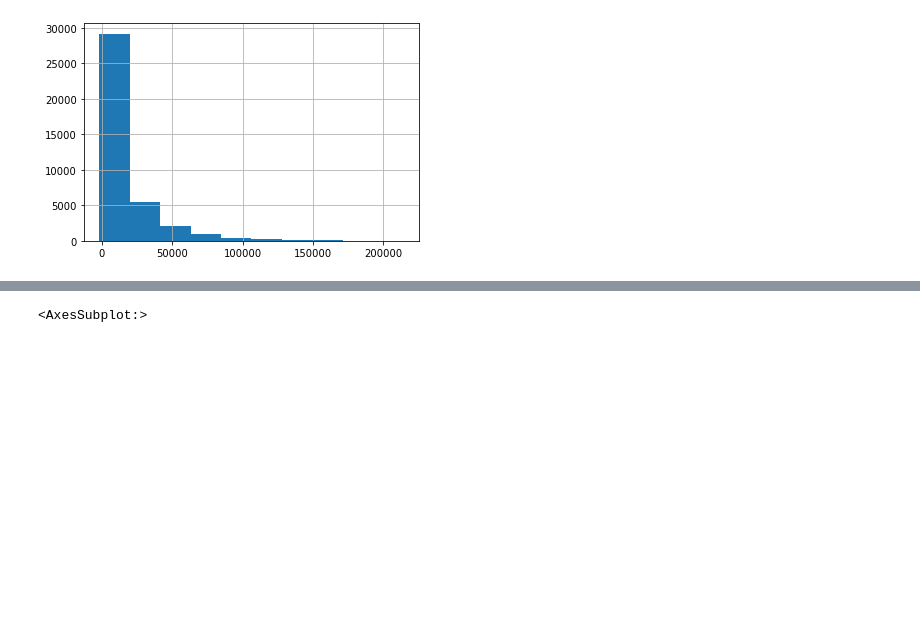
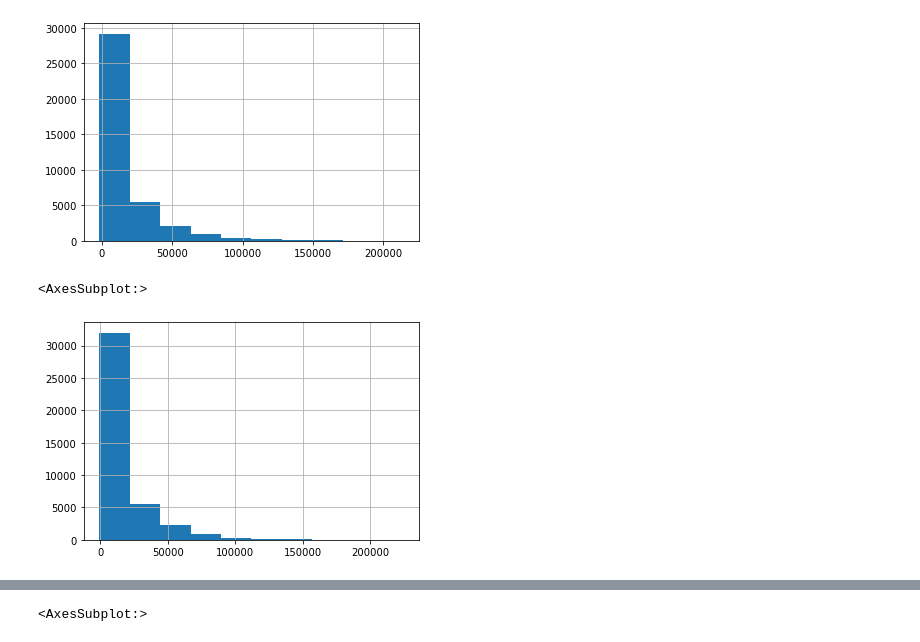
Before and after one commit to joann-balraj/Walmart_Analysis, a Jupyter notebook: Workbook.ipynb, the cells around one changed output, grey strips where cells are left out. Cells and saved outputs as stored; diff of their text form; code cells hidden in the pictures; blank space fills up the shorter version.

```diff
--- a/Workbook.ipynb
+++ b/Workbook.ipynb
@@ -175,3 +175,8 @@ March.Weekly_Sales.hist()
 # %% [output]
 <AxesSubplot:>
 [figure]
+# %%
+April.Weekly_Sales.hist()
+# %% [output]
+<AxesSubplot:>
+[figure, added]
```
Also changed, not shown: parts of 7 cells of this notebook.
